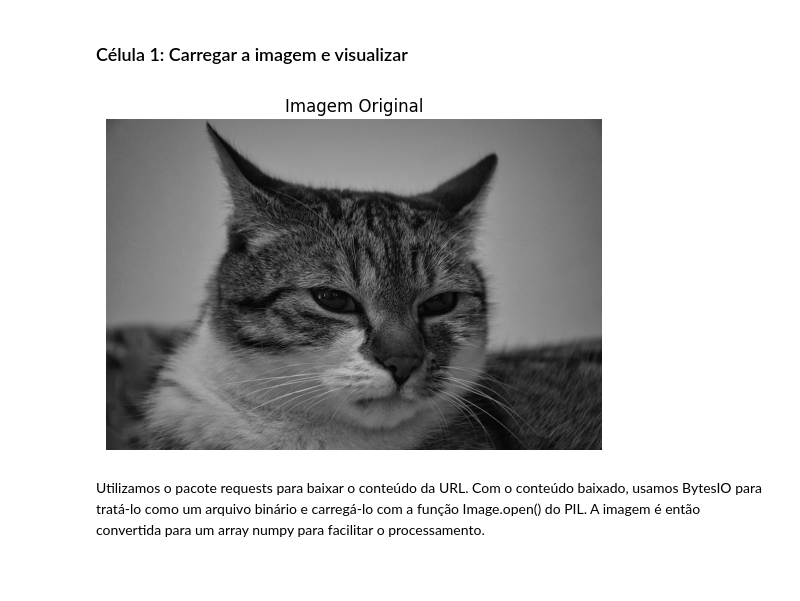
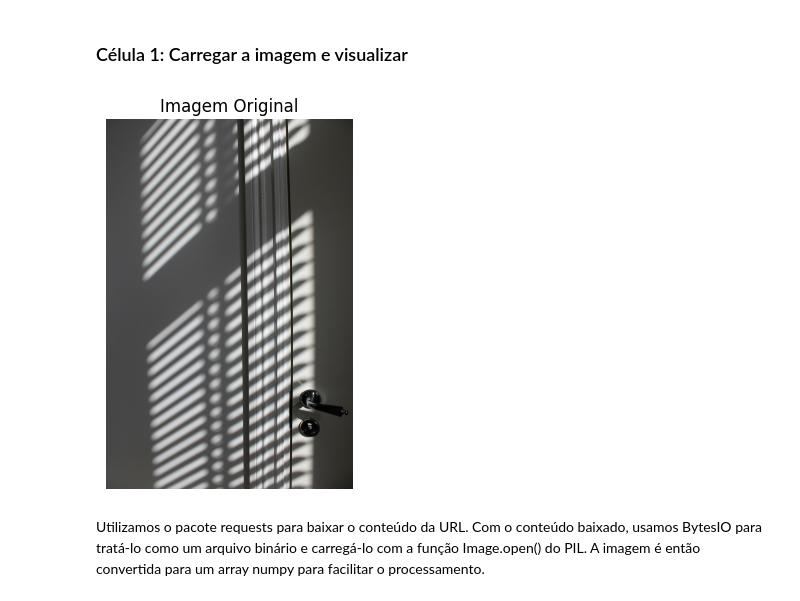
Before and after one commit to Raquelxt/TP1-ICV, a Jupyter notebook: Trabalho_ICV.ipynb, the cells around one changed output. Saved outputs shown, nothing was run; the diff lists cells and outputs as text; code cells hidden in the pictures; blank space fills up the shorter version.

```diff
--- a/Trabalho_ICV.ipynb
+++ b/Trabalho_ICV.ipynb
@@ -33,29 +33,29 @@ https://cdn.pixabay.com/photo/2020/05/10/00/08/grayscale-5151809_960_720.jpg
 # %%
 import numpy as np
 from PIL import Image
 import matplotlib.pyplot as plt
 
 # Função para carregar a imagem local
 def load_image_from_local(path):
     img = Image.open(path)  # Carrega a imagem a partir do arquivo local
     return img
 
 # Caminho da imagem local
-image_path = "gato_grayscale.jpg"
+image_path = "test.jpg"
 
 # Carregar a imagem
 img = load_image_from_local(image_path)
 
 # Exibir a imagem original
 plt.imshow(img, cmap='gray')
 plt.title("Imagem Original")
 plt.axis("off")  # Desliga os eixos
 plt.show()
 
 # Converter a imagem para um array numpy
 img_data = np.array(img)
 # %% [output]
-[figure, old version]
+[figure, new version]
 # %% [markdown]
 Utilizamos o pacote requests para baixar o conteúdo da URL. Com o conteúdo baixado, usamos BytesIO para tratá-lo como um arquivo binário e carregá-lo com a função Image.open() do PIL. A imagem é então convertida para um array numpy para facilitar o processamento.
 # %% [markdown]
```
Also changed, not shown: parts of 5 cells of this notebook, 4 other files.
